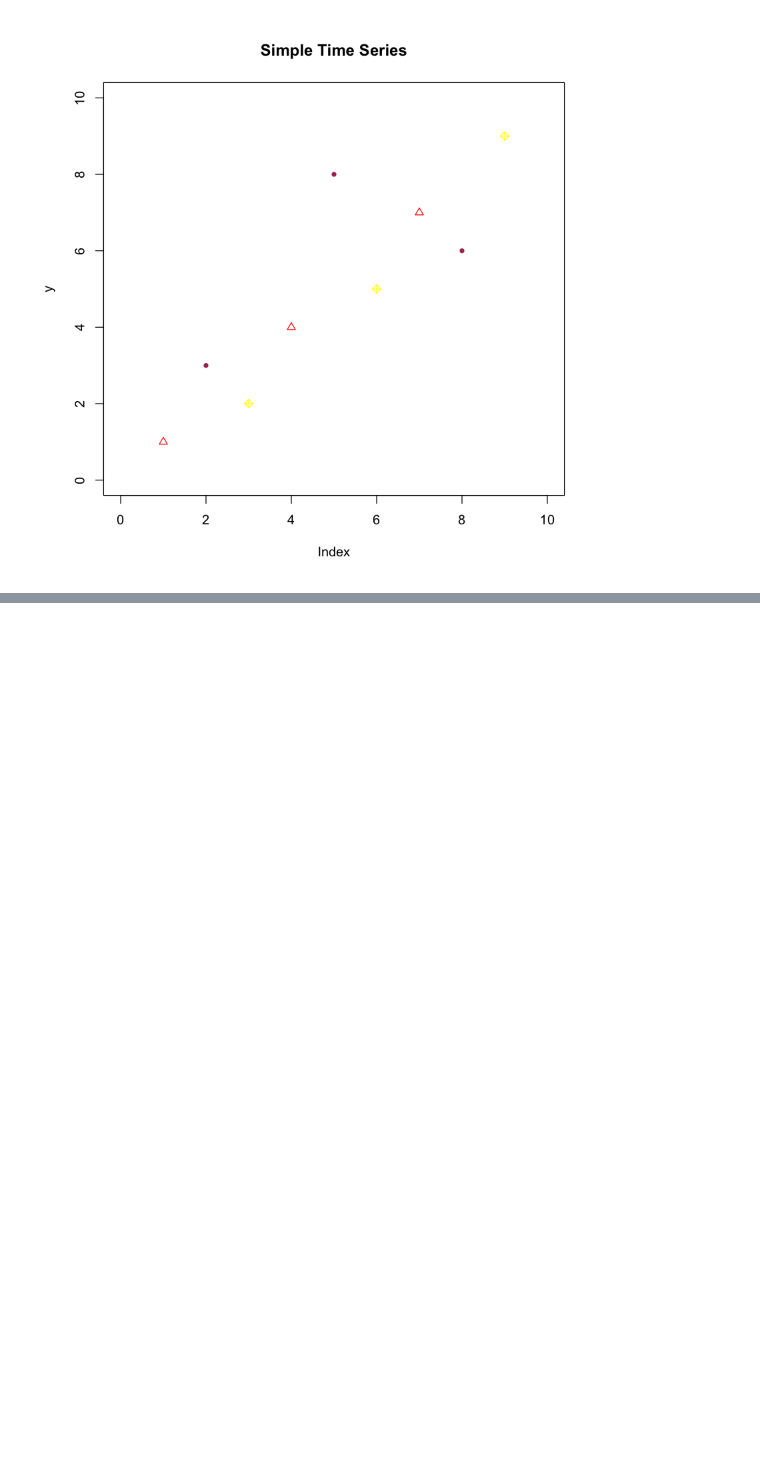
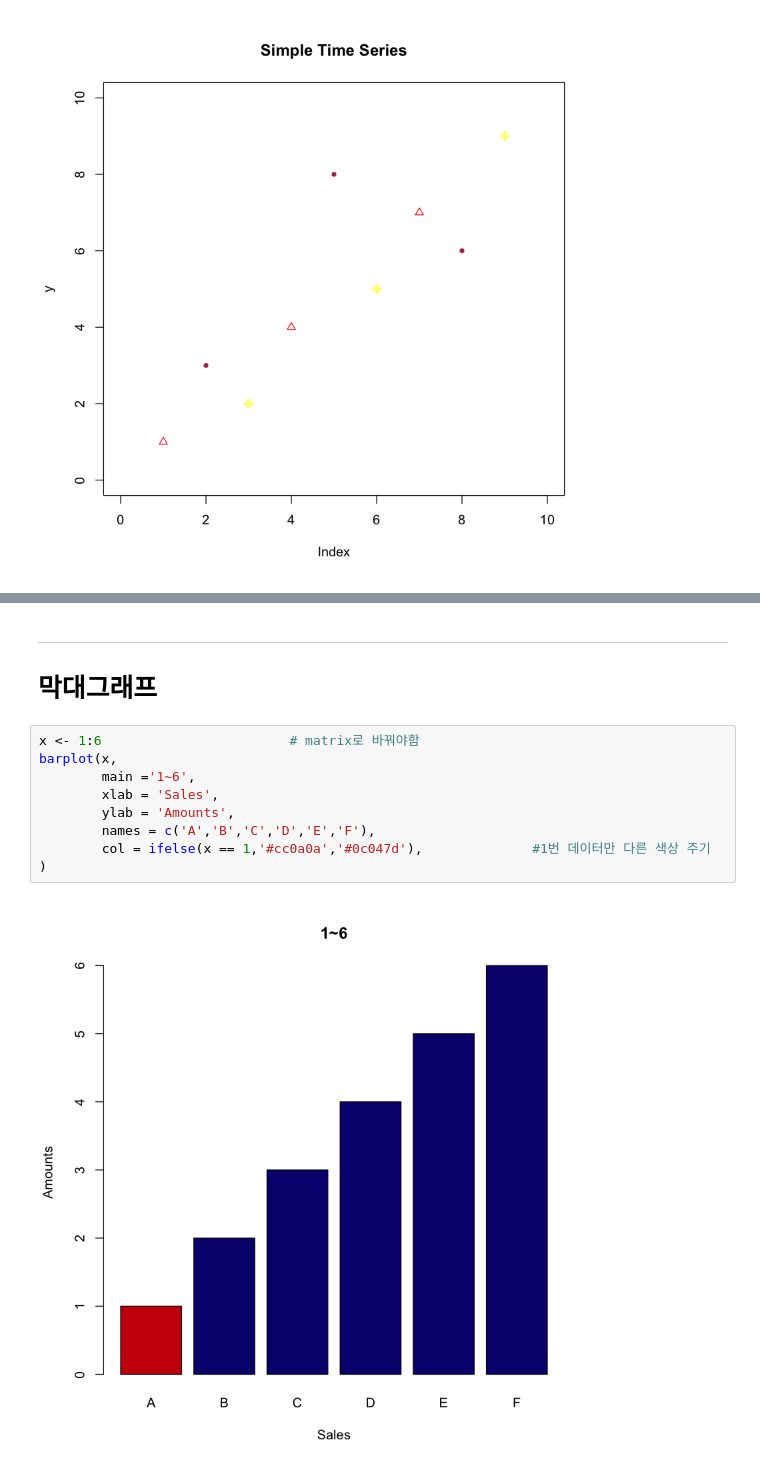
Before and after one commit to naddda0813/Rbase, a Jupyter notebook: 09. 데이터 시각화.ipynb, the cells around one changed output, grey strips where cells are left out. Saved outputs shown, nothing was run; the diff lists cells and outputs as text; blank space fills up the shorter version.

```diff
--- a/09. 데이터 시각화.ipynb
+++ b/09. 데이터 시각화.ipynb
@@ -170,0 +230,14 @@ plot(x,y,
+# %% [markdown]
+---
+# 막대그래프
+# %%
+x <- 1:6                        # matrix로 바꿔야함
+barplot(x,
+        main ='1~6',
+        xlab = 'Sales',
+        ylab = 'Amounts',
+        names = c('A','B','C','D','E','F'),
+        col = ifelse(x == 1,'#cc0a0a','#0c047d'),              #1번 데이터만 다른 색상 주기
+)
+# %% [output]
+[figure, added]
```
Also changed, not shown: parts of 44 cells of this notebook, 2 other files.
